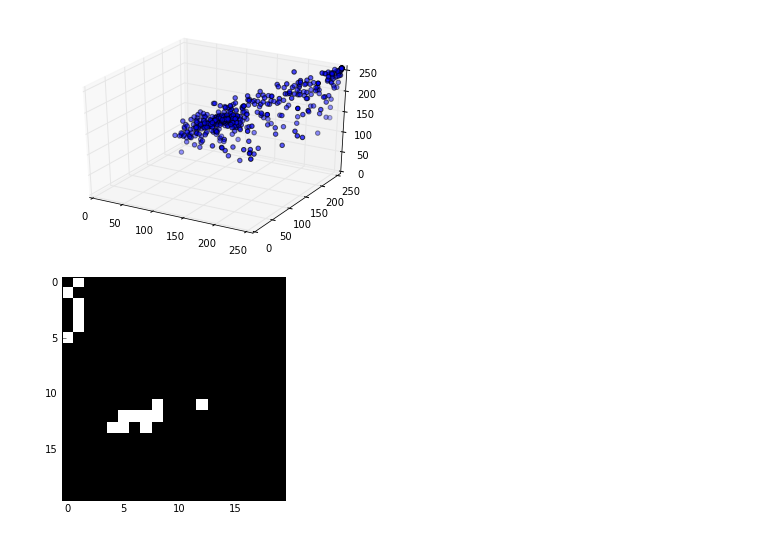
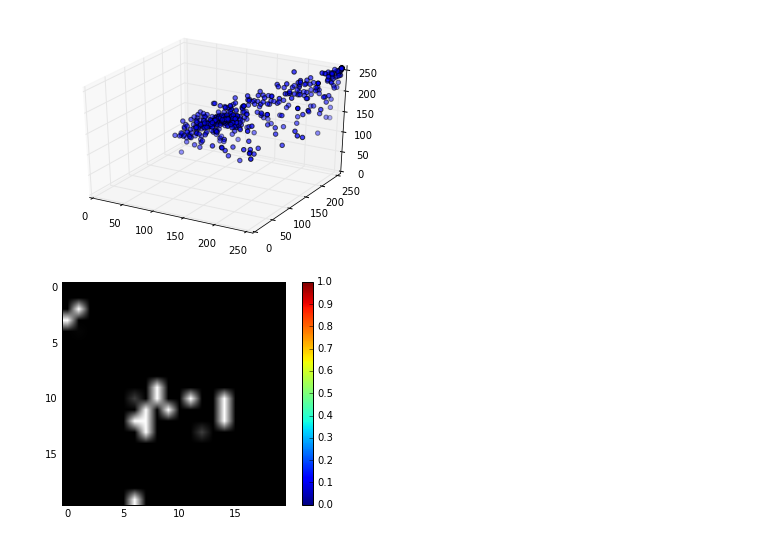
Before and after one commit to Rulison/background_blog, a Jupyter notebook: Background Subtraction EM.ipynb, the cells around one changed output. Cells and saved outputs as stored; diff of their text form; code cells hidden in the pictures.

Commit message:
Experimented with foreground/background ratio softmax labeling

```diff
--- a/Background Subtraction EM.ipynb
+++ b/Background Subtraction EM.ipynb
@@ -23,6 +25,11 @@ from mpl_toolkits.mplot3d import Axes3D
 from PIL import Image
 from scipy.stats import multivariate_normal
 %matplotlib inline
+# %%
+def sigmoid(x):
+    if x < 1:
+        return 1 - (1 / (1 + exp(-(1 / x))))
+    return 1 / (1 + exp(-x))
 # %%
 # Import ppm files as numpy array
 data = []
@@ -136,10 +145,19 @@ def update_label_sg():
                 break
         background_classes = map(lambda x: x[1], ratios[:background_index])
         foreground_classes = map(lambda x: x[1], ratios[background_index:])
-        if np.argmax(normalized_likelihood[current_pixel]) in foreground_classes:
-            labels[current_pixel].append(1)
-        else:
-            labels[current_pixel].append(0)
+        # if np.argmax(normalized_likelihood[current_pixel]) in foreground_classes:
+        #     labels[current_pixel].append(1)
+        # else:
+        #     labels[current_pixel].append(0)
+
+        background_likelihood = sum(map(lambda x: normalized_likelihood[current_pixel][x], background_classes))
+        foreground_likelihood = sum(map(lambda x: normalized_likelihood[current_pixel][x], foreground_classes))
+        # if foreground_likelihood > background_likelihood:
+        #     labels[current_pixel].append(foreground_likelihood)
+        # else:
+        #     labels[current_pixel].append(background_likelihood)
+        sigmoid_likelihood = sigmoid(foreground_likelihood / background_likelihood)
+        labels[current_pixel].append(sigmoid_likelihood)
 
 def compute_likelihood(index):
     """Compute the likelihood P[I_x = k | theta] directly from the
@@ -340,10 +358,11 @@ def compute_vehicle_image_original():
 # %%
 vehicle_img = compute_vehicle_image()
 # %%
-skio.imshow(vehicle_img[206].reshape(20, 20, 3))
-skio.show()
+plt.imshow(vehicle_img[306].reshape(20, 20, 3))
+plt.colorbar()
+plt.show()
 # %% [output]
-[figure, old version]
+[figure, new version]
 # %%
 i = 0
 for img in vehicle_img:
```
Also changed, not shown: parts of 16 cells of this notebook.
